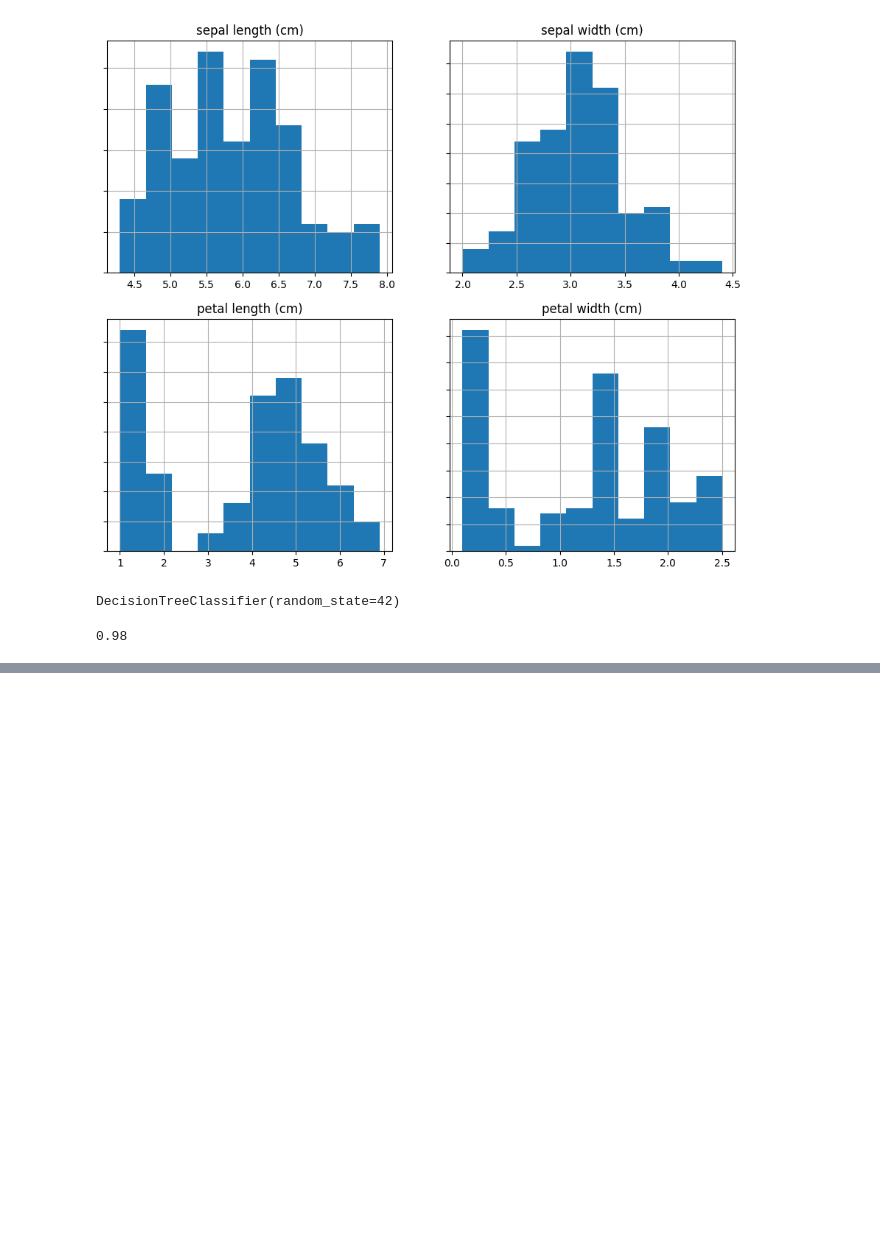
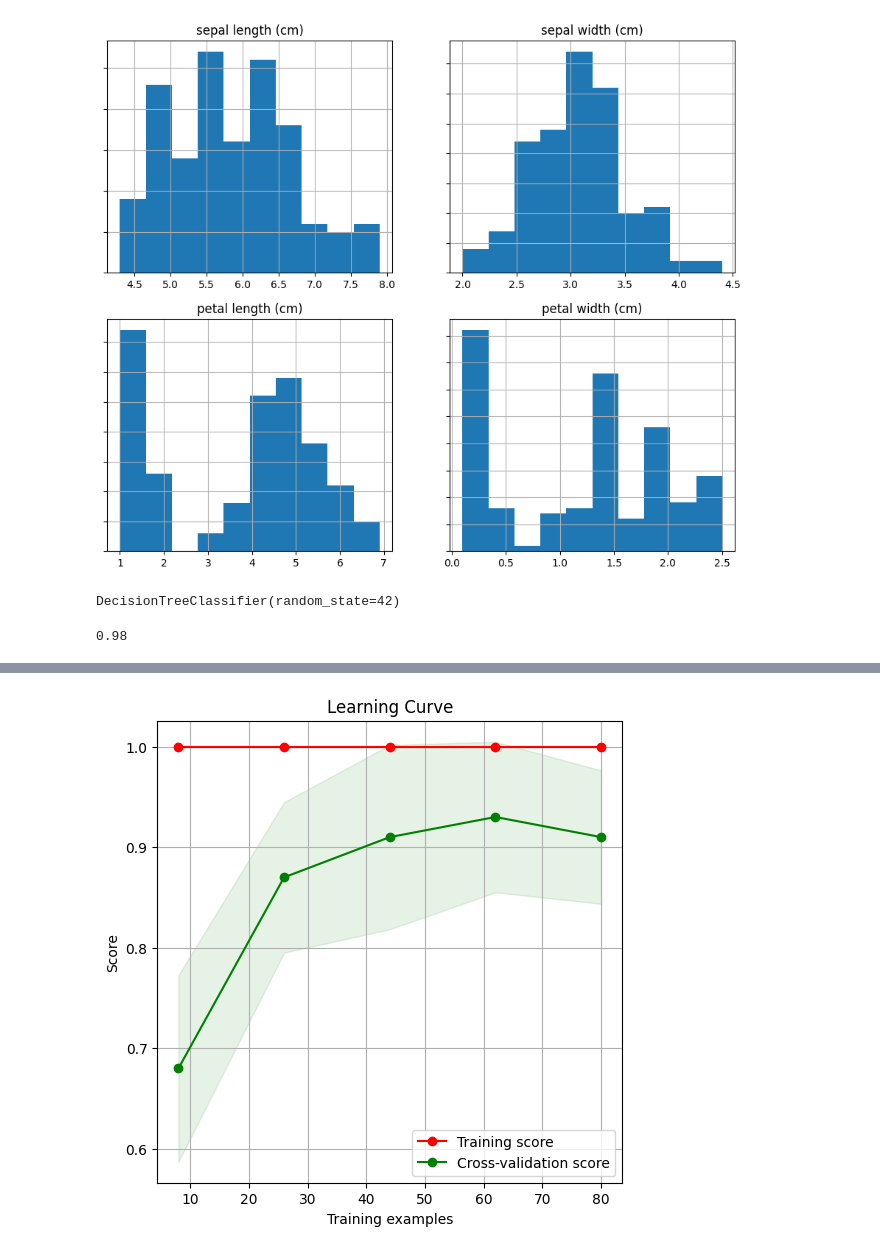
Before and after one commit to alemr214/Samsung-Innovation-Campus, a Jupyter notebook: notebook/ejercicios/Ejercicio_3.ipynb, the cells around one changed output, grey strips where cells are left out. Saved outputs shown, nothing was run; the diff lists cells and outputs as text; code cells hidden in the pictures; blank space fills up the shorter version.

Commit message:
Adding more code working on 4 Dec, 2024 about to work with desiciontree models

```diff
--- a/notebook/ejercicios/Ejercicio_3.ipynb
+++ b/notebook/ejercicios/Ejercicio_3.ipynb
@@ -129,0 +188,8 @@ model.score(X_test, y_test)
+# %%
+# Importa la librería scikit-plot para generar gráficos relacionados con el aprendizaje automático.
+# Importa matplotlib para la creación de gráficos.
+# Genera y muestra una curva de aprendizaje para el modelo.
+skplt.estimators.plot_learning_curve(model, X_train, y_train, figsize=(6,6))
+plt.show()
+# %% [output]
+[figure, added]
```
Also changed, not shown: parts of 17 cells of this notebook.
